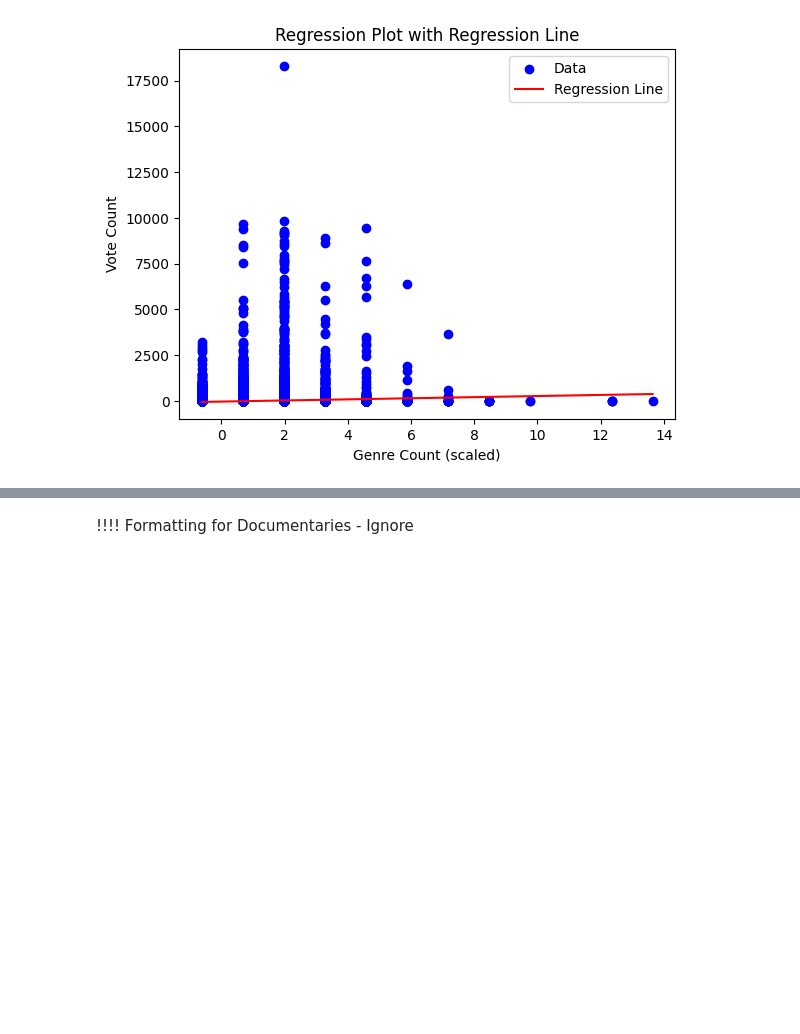
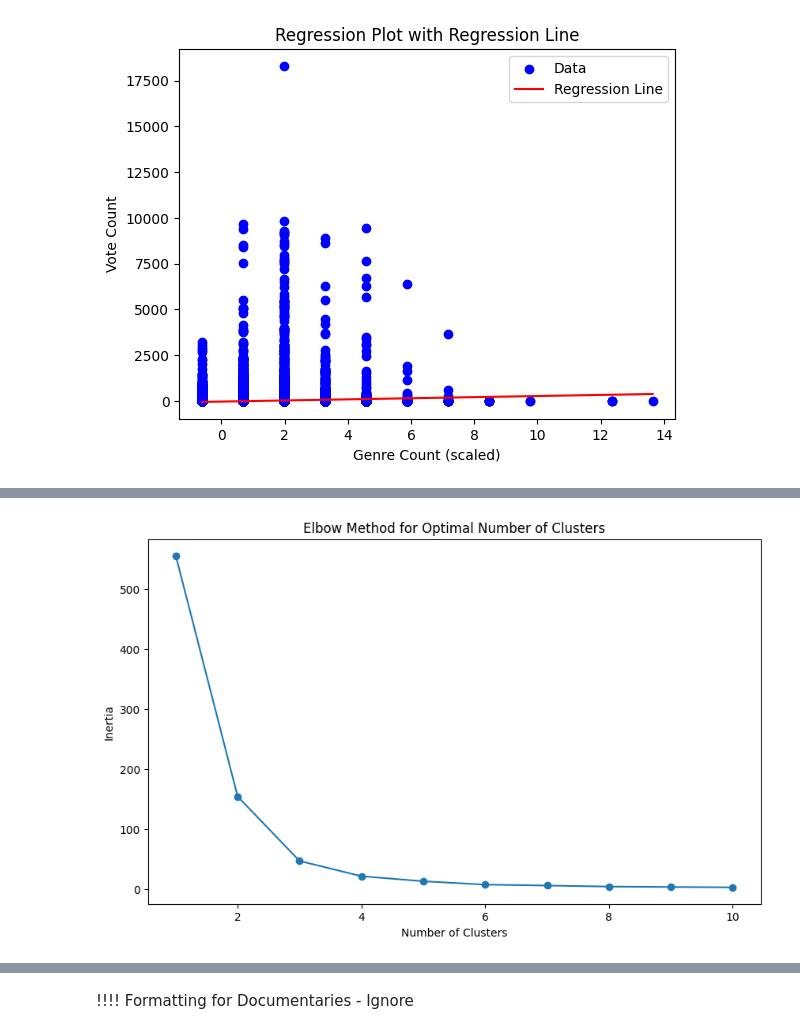
Before and after one commit to agargya123/movie_genre_analysis, a Jupyter notebook: MKT566.ipynb, the cells around one changed output, grey strips where cells are left out. Drawn from its saved outputs; the diff is of its cells as text; code cells hidden in the pictures; blank space fills up the shorter version.

```diff
--- a/MKT566.ipynb
+++ b/MKT566.ipynb
@@ -520,0 +613,32 @@ plt.show()
+# %%
+## clustering 1: no. of genre tags vs views/votes
+import pandas as pd
+from sklearn.cluster import KMeans
+from sklearn.preprocessing import MinMaxScaler
+from sklearn.metrics import silhouette_score
+import matplotlib.pyplot as plt
+
+
+# Create a new dataframe with the relevant columns
+cluster_data = ms2020_clust[['genre_count', 'vote_count']]
+
+# Scale the data
+scaler = MinMaxScaler()
+cluster_data_scaled = scaler.fit_transform(cluster_data)
+
+# Find the optimal number of clusters using the elbow method
+inertia = []
+for k in range(1, 11):
+    kmeans = KMeans(n_clusters=k, random_state=42)
+    kmeans.fit(cluster_data_scaled)
+    inertia.append(kmeans.inertia_)
+
+# Plot the elbow curve
+plt.figure(figsize=(10, 6))
+plt.plot(range(1, 11), inertia, marker='o')
+plt.xlabel('Number of Clusters')
+plt.ylabel('Inertia')
+plt.title('Elbow Method for Optimal Number of Clusters')
+plt.show()
+# %% [output]
+[figure, added]
```
Also changed, not shown: parts of 10 cells of this notebook.
